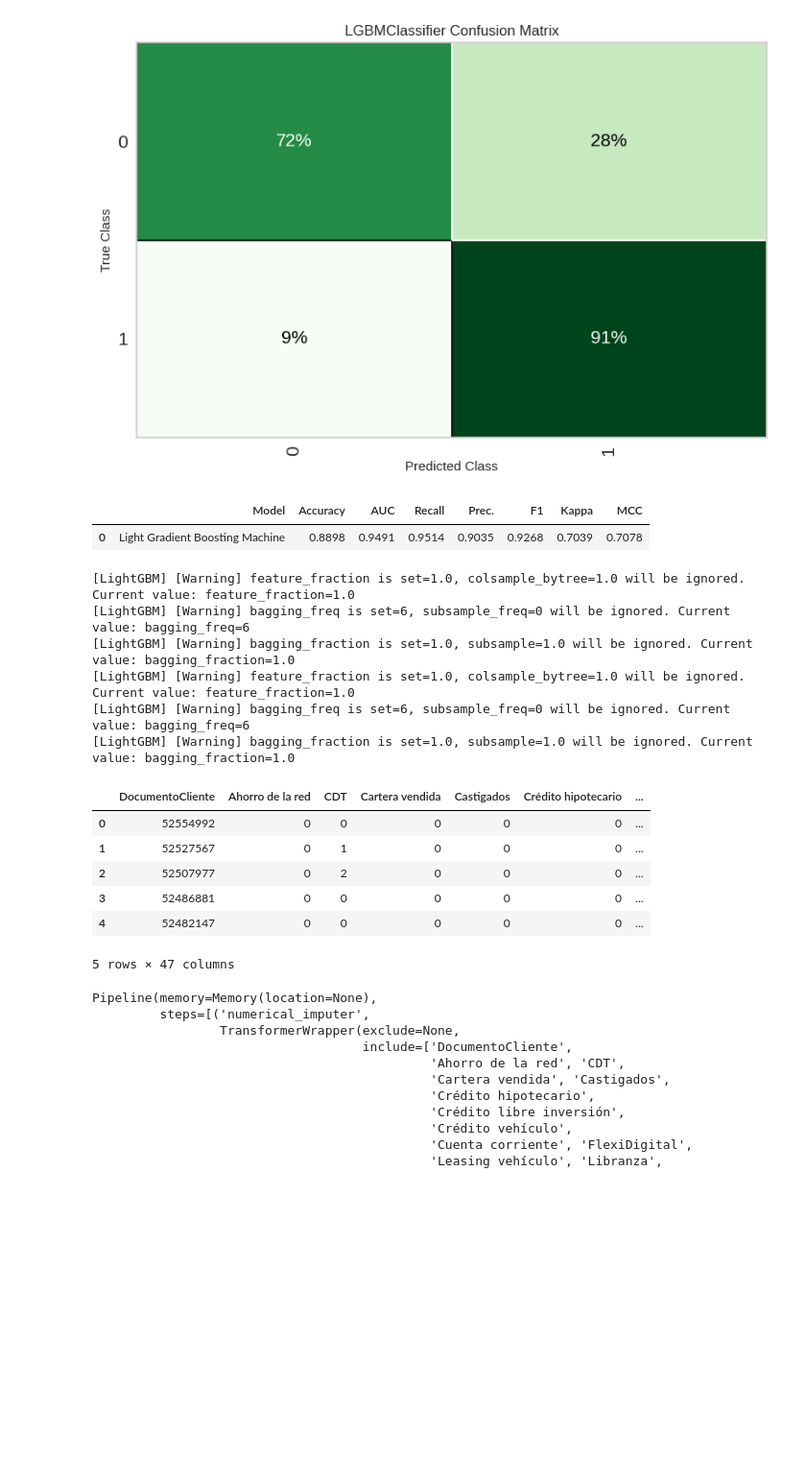
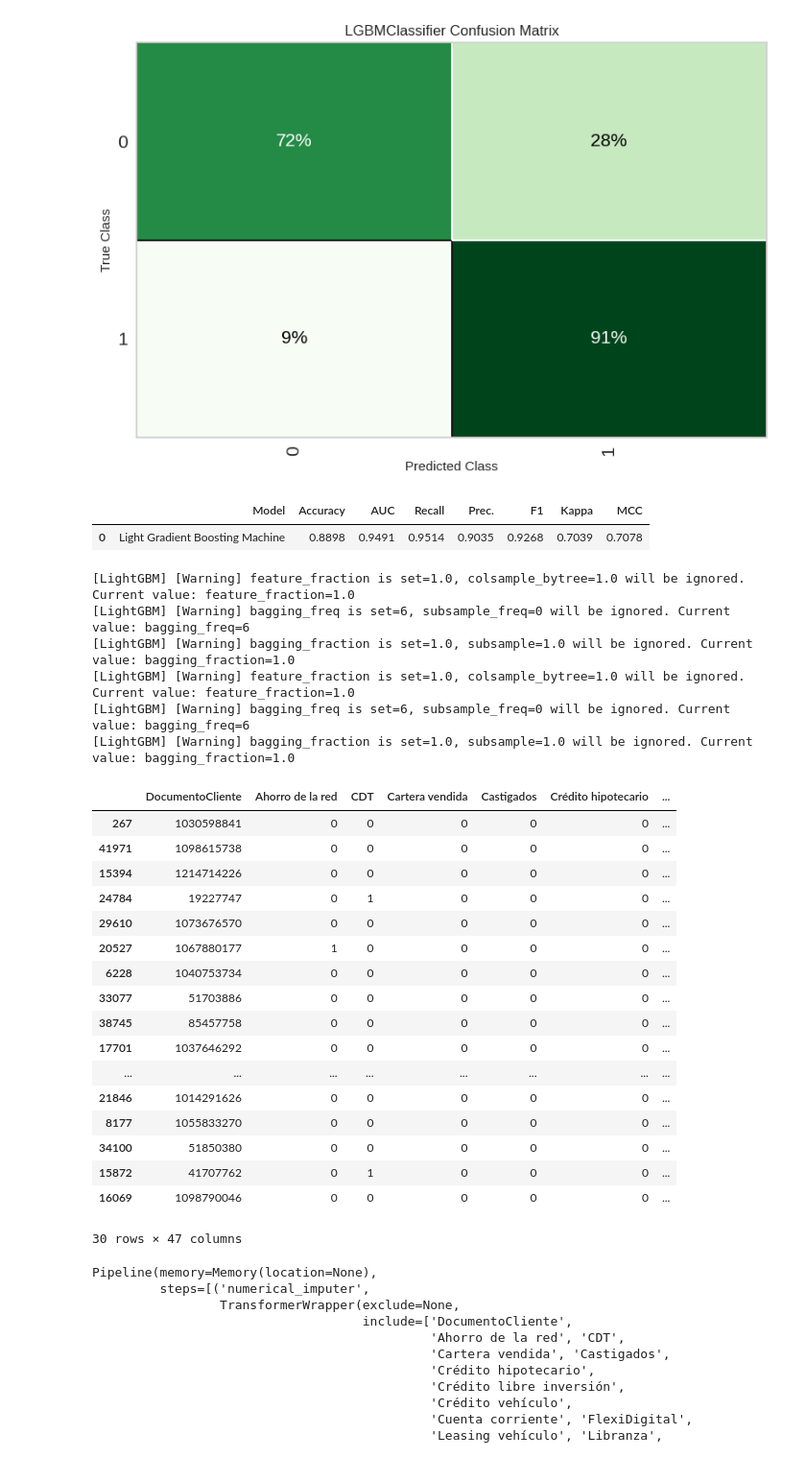
Before and after one commit to jagvgithub/Classification_Regression_models, a Jupyter notebook: Modelo_Retencion.ipynb, the cells around one changed output. Shown at 96% size. Cells and saved outputs as stored; diff of their text form; code cells hidden in the pictures; blank space fills up the shorter version.

```diff
--- a/Modelo_Retencion.ipynb
+++ b/Modelo_Retencion.ipynb
@@ -487,24 +487,35 @@ plot_model(tuned_modelo, plot = 'confusion_matrix', plot_kwargs = {'percent' : T
 # %%
 from pycaret.classification import *
 predicciones = predict_model(tuned_modelo,data=data_unusen)
 
-predicciones.head()
+display(predicciones.sample(30))
 # %% [output]
 |  | Model | Accuracy | AUC | Recall | Prec. | F1 | Kappa | MCC |
 | 0 | Light Gradient Boosting Machine | 0.8898 | 0.9491 | 0.9514 | 0.9035 | 0.9268 | 0.7039 | 0.7078 |
 [LightGBM] [Warning] feature_fraction is set=1.0, colsample_bytree=1.0 will be ignored. Current value: feature_fraction=1.0
 [LightGBM] [Warning] bagging_freq is set=6, subsample_freq=0 will be ignored. Current value: bagging_freq=6
 [LightGBM] [Warning] bagging_fraction is set=1.0, subsample=1.0 will be ignored. Current value: bagging_fraction=1.0
 [LightGBM] [Warning] feature_fraction is set=1.0, colsample_bytree=1.0 will be ignored. Current value: feature_fraction=1.0
 [LightGBM] [Warning] bagging_freq is set=6, subsample_freq=0 will be ignored. Current value: bagging_freq=6
 [LightGBM] [Warning] bagging_fraction is set=1.0, subsample=1.0 will be ignored. Current value: bagging_fraction=1.0
 |  | DocumentoCliente | Ahorro de la red | CDT | Cartera vendida | Castigados | Crédito hipotecario | ... |
-| 0 | 52554992 | 0 | 0 | 0 | 0 | 0 | ... |
-| 1 | 52527567 | 0 | 1 | 0 | 0 | 0 | ... |
-| 2 | 52507977 | 0 | 2 | 0 | 0 | 0 | ... |
-| 3 | 52486881 | 0 | 0 | 0 | 0 | 0 | ... |
-| 4 | 52482147 | 0 | 0 | 0 | 0 | 0 | ... |
+| 267 | 1030598841 | 0 | 0 | 0 | 0 | 0 | ... |
+| 41971 | 1098615738 | 0 | 0 | 0 | 0 | 0 | ... |
+| 15394 | 1214714226 | 0 | 0 | 0 | 0 | 0 | ... |
+| 24784 | 19227747 | 0 | 1 | 0 | 0 | 0 | ... |
+| 29610 | 1073676570 | 0 | 0 | 0 | 0 | 0 | ... |
+| 20527 | 1067880177 | 1 | 0 | 0 | 0 | 0 | ... |
+| 6228 | 1040753734 | 0 | 0 | 0 | 0 | 0 | ... |
+| 33077 | 51703886 | 0 | 0 | 0 | 0 | 0 | ... |
+| 38745 | 85457758 | 0 | 0 | 0 | 0 | 0 | ... |
+| 17701 | 1037646292 | 0 | 0 | 0 | 0 | 0 | ... |
+| ... | ... | ... | ... | ... | ... | ... | ... |
+| 21846 | 1014291626 | 0 | 0 | 0 | 0 | 0 | ... |
+| 8177 | 1055833270 | 0 | 0 | 0 | 0 | 0 | ... |
+| 34100 | 51850380 | 0 | 0 | 0 | 0 | 0 | ... |
+| 15872 | 41707762 | 0 | 1 | 0 | 0 | 0 | ... |
+| 16069 | 1098790046 | 0 | 0 | 0 | 0 | 0 | ... |
-5 rows × 47 columns
+30 rows × 47 columns
 # %%
 # modelo final entrenado con todo el conjunto de datos
 final_modelo=finalize_model(tuned_modelo)
```
